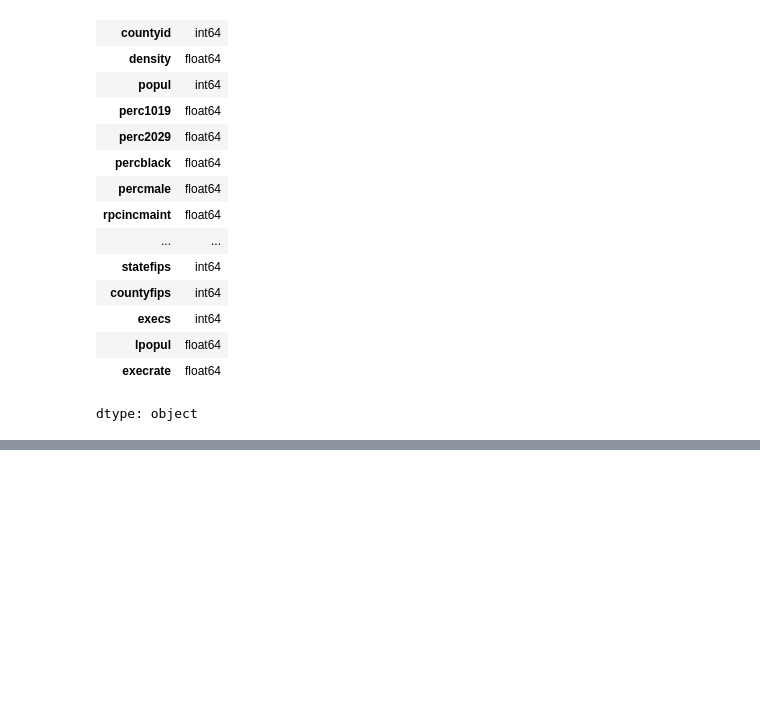
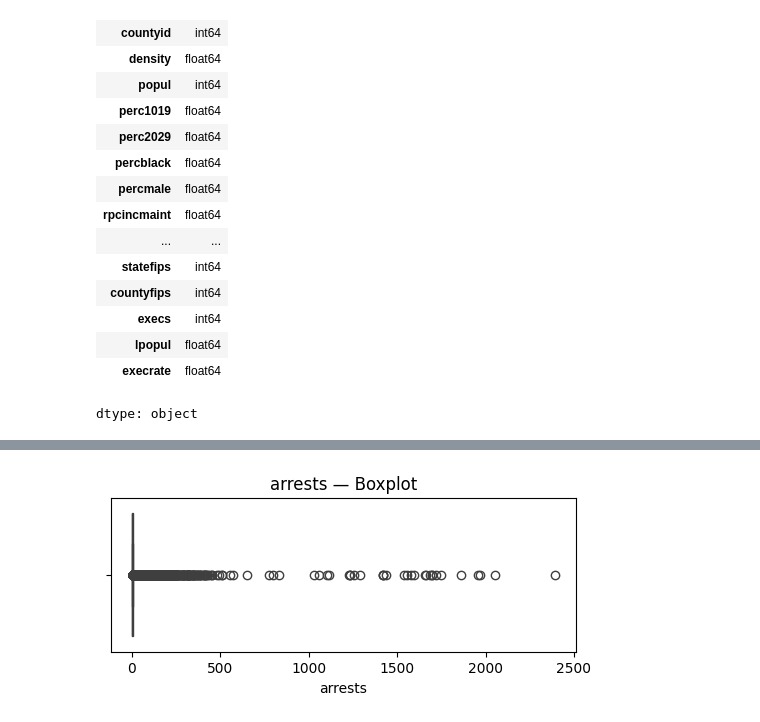
Before and after one commit to taroshima/22bds0246_EDA, a Jupyter notebook: 22BDS0246.ipynb, the cells around one changed output, grey strips where cells are left out. Saved outputs shown, nothing was run; the diff lists cells and outputs as text; code cells hidden in the pictures; blank space fills up the shorter version.

```diff
--- a/22BDS0246.ipynb
+++ b/22BDS0246.ipynb
@@ -94,0 +128,7 @@ dtype: int64
+# %%
+plt.figure(figsize=(6,2))
+sns.boxplot(x=df["arrests"])
+plt.title("arrests — Boxplot")
+plt.show()
+# %% [output]
+[figure, added]
```
Also changed, not shown: parts of 14 cells of this notebook.
